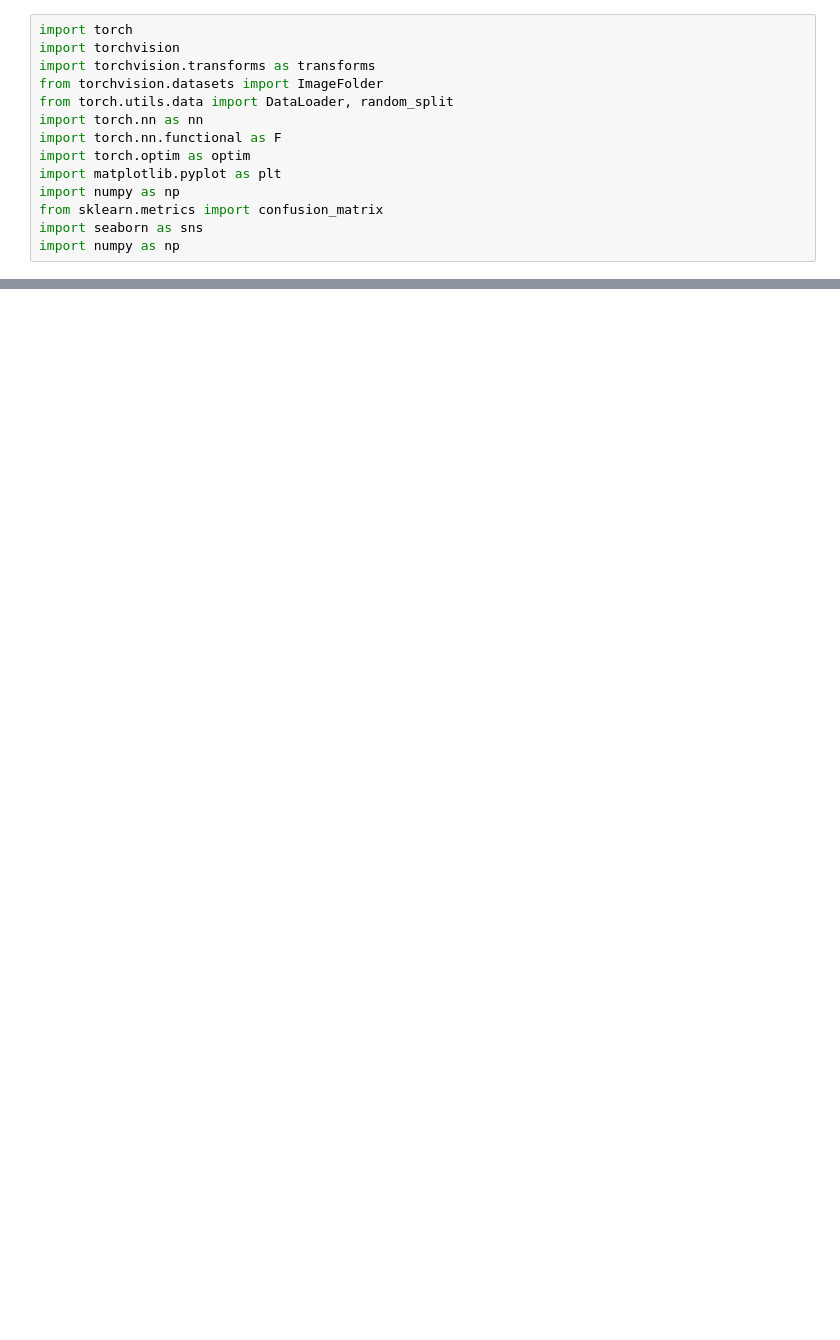
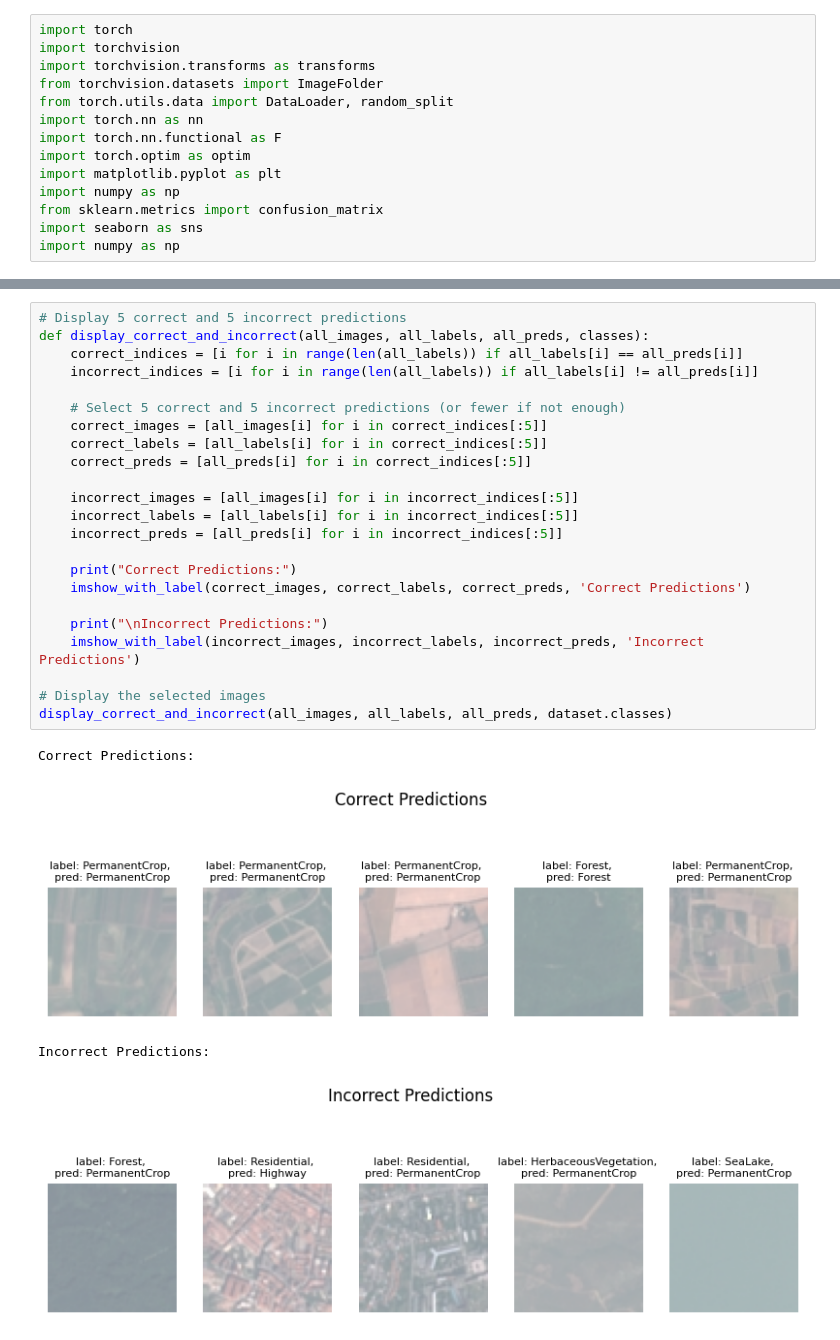
Before and after one commit to jncurrea/TAKEHOME_SCOTT, a Jupyter notebook: Project_Codes/Image_classification_nn.ipynb, the cells around one changed output, grey strips where cells are left out. Saved outputs shown, nothing was run; the diff lists cells and outputs as text; blank space fills up the shorter version.

```diff
--- a/Project_Codes/Image_classification_nn.ipynb
+++ b/Project_Codes/Image_classification_nn.ipynb
@@ -64,0 +345,28 @@ RuntimeError: Numpy is not available
+# %%
+# Display 5 correct and 5 incorrect predictions
+def display_correct_and_incorrect(all_images, all_labels, all_preds, classes):
+    correct_indices = [i for i in range(len(all_labels)) if all_labels[i] == all_preds[i]]
+    incorrect_indices = [i for i in range(len(all_labels)) if all_labels[i] != all_preds[i]]
+
+    # Select 5 correct and 5 incorrect predictions (or fewer if not enough)
+    correct_images = [all_images[i] for i in correct_indices[:5]]
+    correct_labels = [all_labels[i] for i in correct_indices[:5]]
+    correct_preds = [all_preds[i] for i in correct_indices[:5]]
+
+    incorrect_images = [all_images[i] for i in incorrect_indices[:5]]
+    incorrect_labels = [all_labels[i] for i in incorrect_indices[:5]]
+    incorrect_preds = [all_preds[i] for i in incorrect_indices[:5]]
+
+    print("Correct Predictions:")
+    imshow_with_label(correct_images, correct_labels, correct_preds, 'Correct Predictions')
+
+    print("\nIncorrect Predictions:")
+    imshow_with_label(incorrect_images, incorrect_labels, incorrect_preds, 'Incorrect Predictions')
+
+# Display the selected images
+display_correct_and_incorrect(all_images, all_labels, all_preds, dataset.classes)
+# %% [output]
+Correct Predictions:
+[figure, added]
+Incorrect Predictions:
+[figure, added]
```
Also changed, not shown: parts of 27 cells of this notebook, 2 other files.
